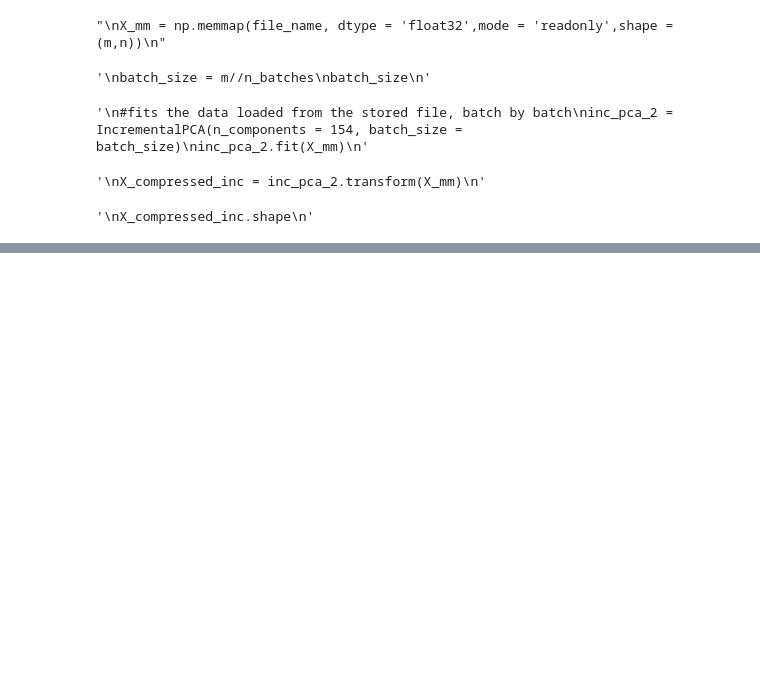
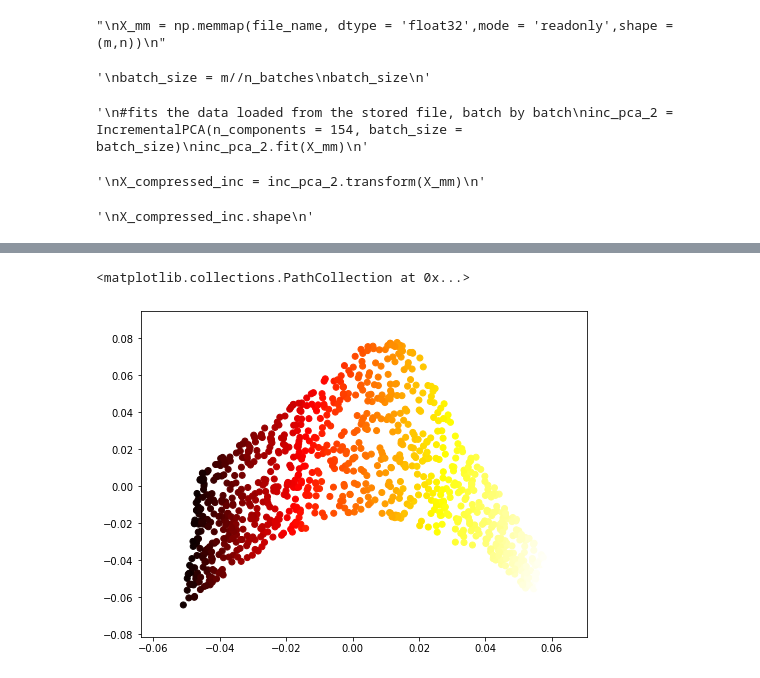
Before and after one commit to Pasindu19970808/Hands-on-Machine-Learning-Textbook-Exercises, a Jupyter notebook: Dimensionality Reduction/Dimensionality Reduction.ipynb, the cells around one changed output, grey strips where cells are left out. Drawn from its saved outputs; the diff is of its cells as text; code cells hidden in the pictures; blank space fills up the shorter version.

```diff
--- a/Dimensionality Reduction/Dimensionality Reduction.ipynb
+++ b/Dimensionality Reduction/Dimensionality Reduction.ipynb
@@ -475,0 +514,2 @@ X_compressed_inc.shape
+# %%
+y = t>6.9
@@ -475,0 +520,14 @@ X_compressed_inc.shape
+# %%
+import numpy as np
+clf = Pipeline([
+    ('kpca',KernelPCA(n_components = 2)),
+    ('log_reg',LogisticRegression())
+])
+
+param_grid = [{
+    'kpca__gamma':np.linspace(0.03,0.05,10),
+    'kpca__kernel':["rbf","sigmoid"]
+}]
+
+grid_search = GridSearchCV(clf,param_grid,cv = 3)
+grid_search.fit(X,y)
@@ -475,0 +601,11 @@ X_compressed_inc.shape
+# %%
+from sklearn.manifold import LocallyLinearEmbedding
+lle = LocallyLinearEmbedding(n_components = 2, n_neighbors = 10)
+X_reduced = lle.fit_transform(X)
+# %%
+import matplotlib.pyplot as plt
+fig,ax_kernel3 = plt.subplots(1,1,figsize = (8,6))
+ax_kernel3.scatter(X_reduced[:,0],X_reduced[:,1],c= t, cmap = plt.cm.hot)
+# %% [output]
+<matplotlib.collections.PathCollection at 0x...>
+[figure, added]
```
Also changed, not shown: parts of 20 cells of this notebook.
